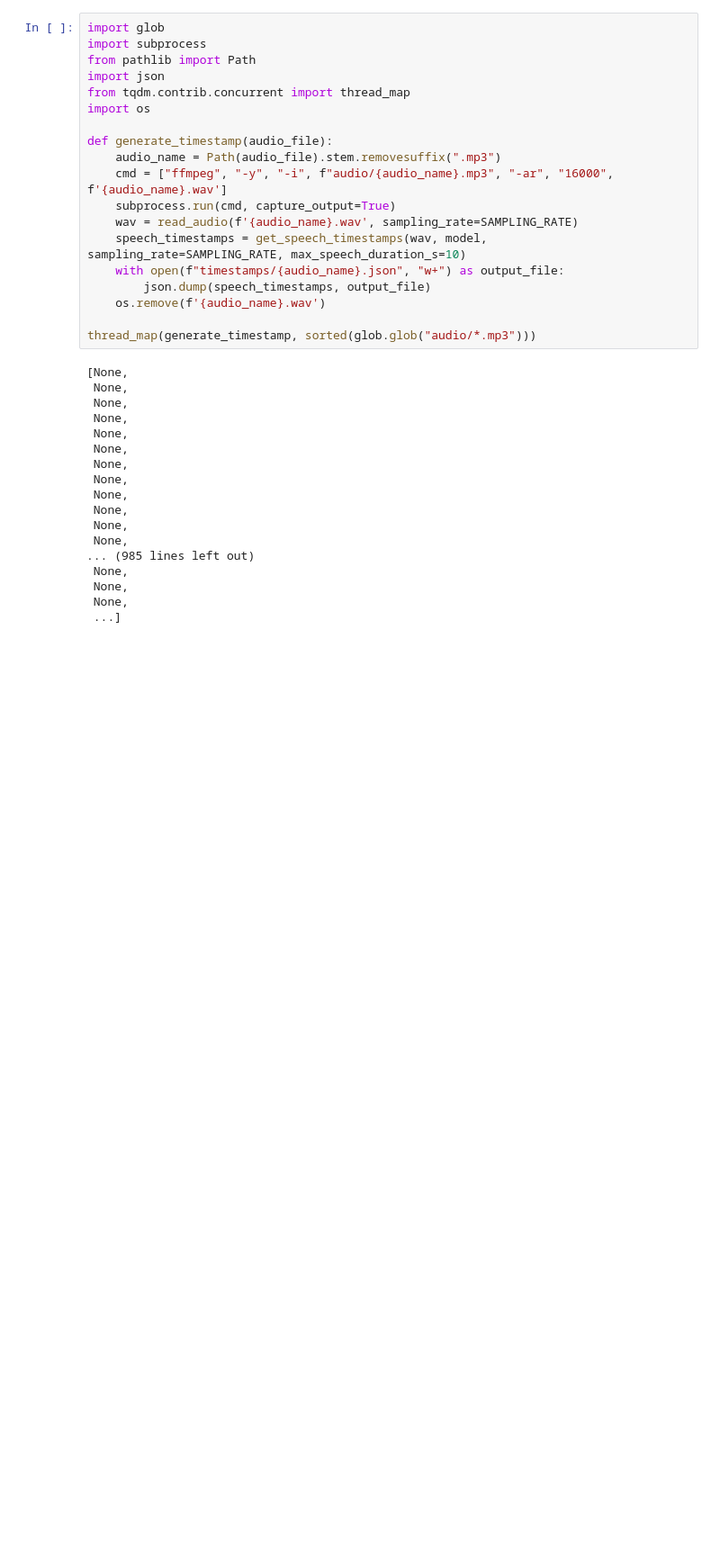
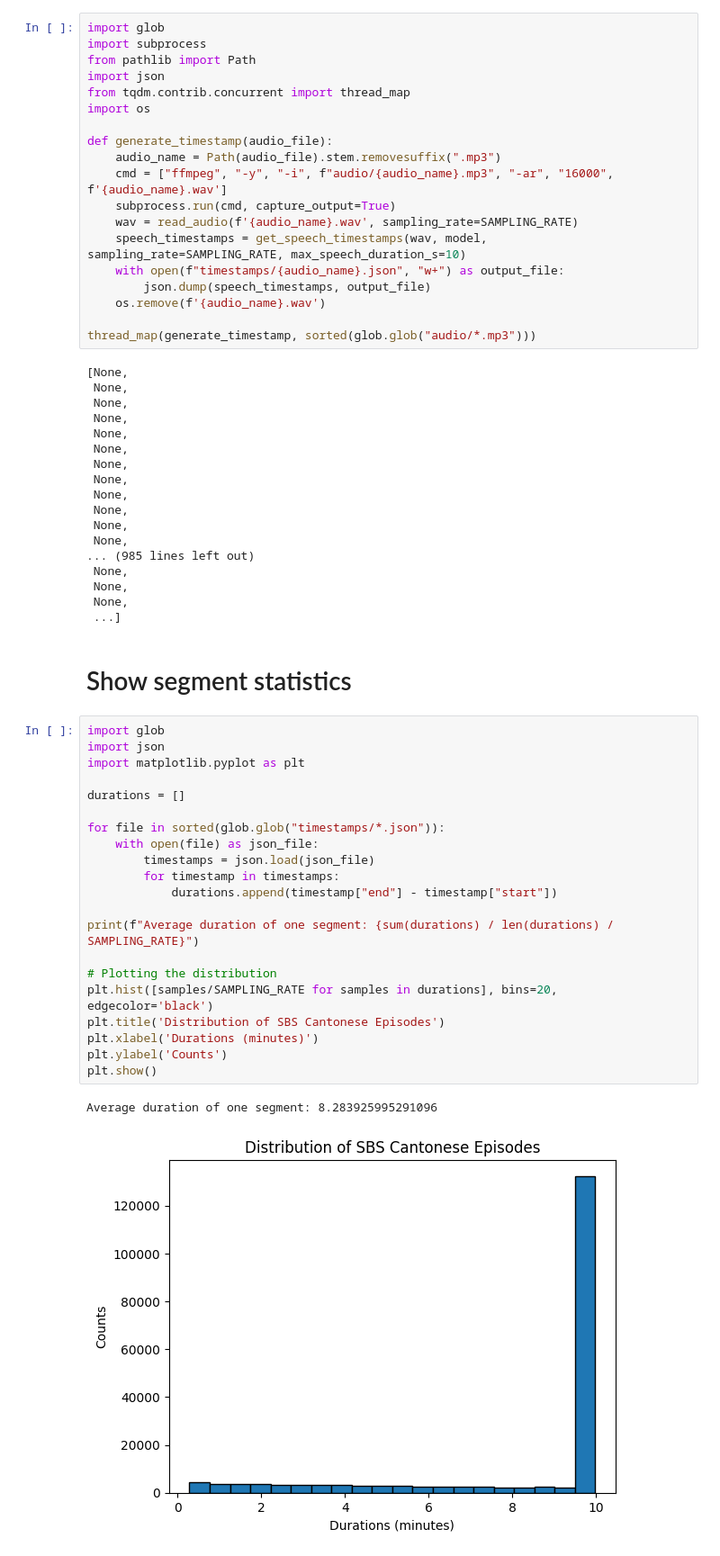
Before and after one commit to AlienKevin/sbs_cantonese, a Jupyter notebook: segment.ipynb, the cells around one changed output. Shown: that part at 90% size. Cells and saved outputs as stored; diff of their text form; blank space fills up the shorter version.

Commit message:
Show segmentation statistics

```diff
--- a/segment.ipynb
+++ b/segment.ipynb
@@ -132,3 +132,29 @@ thread_map(generate_timestamp, sorted(glob.glob("audio/*.mp3")))
  None,
  None,
  ...]
+# %% [markdown]
+# Show segment statistics
+# %%
+import glob
+import json
+import matplotlib.pyplot as plt
+
+durations = []
+
+for file in sorted(glob.glob("timestamps/*.json")):
+    with open(file) as json_file:
+        timestamps = json.load(json_file)
+        for timestamp in timestamps:
+            durations.append(timestamp["end"] - timestamp["start"])
+
+print(f"Average duration of one segment: {sum(durations) / len(durations) / SAMPLING_RATE}")
+
+# Plotting the distribution
+plt.hist([samples/SAMPLING_RATE for samples in durations], bins=20, edgecolor='black')
+plt.title('Distribution of SBS Cantonese Episodes')
+plt.xlabel('Durations (minutes)')
+plt.ylabel('Counts')
+plt.show()
+# %% [output]
+Average duration of one segment: 8.283925995291096
+[figure, added]
```
